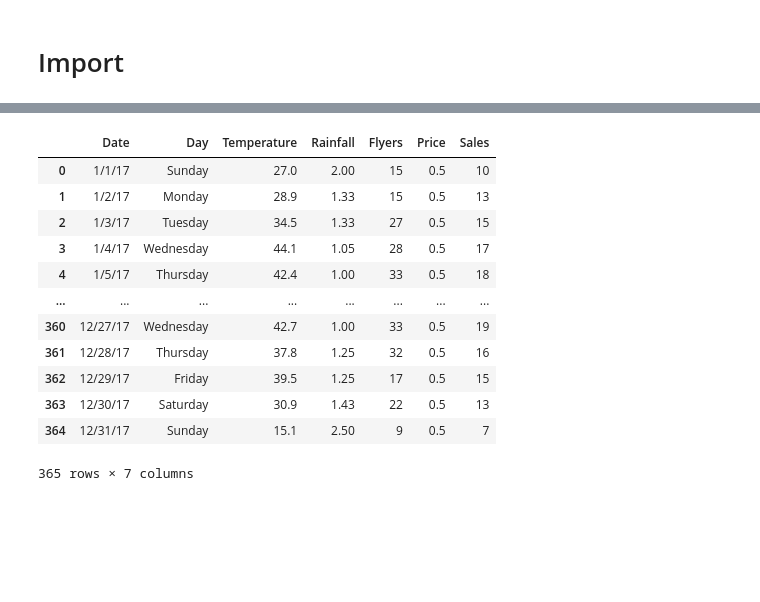
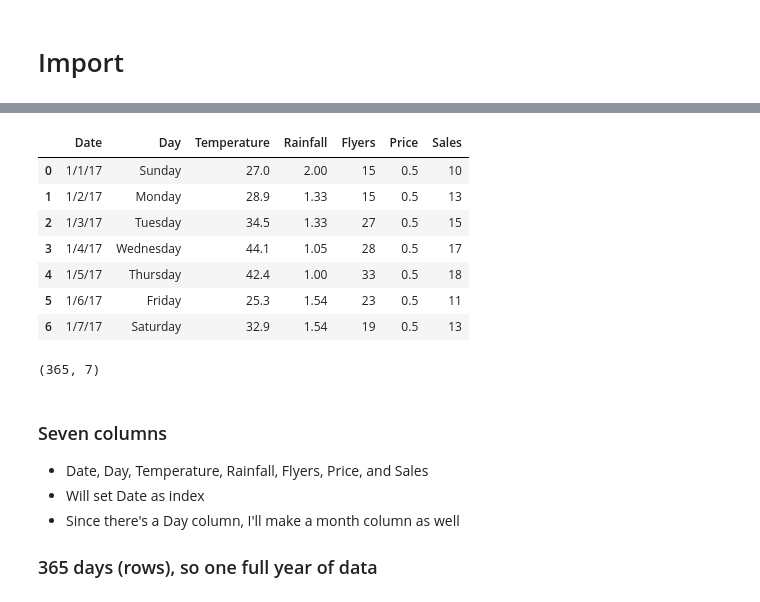
Before and after one commit to BraedenWright/anomaly-detection-exercises, a Jupyter notebook: anomaly_detection_exercises.ipynb, the cells around one changed output, grey strips where cells are left out. Saved outputs shown, nothing was run; the diff lists cells and outputs as text; code cells hidden in the pictures; blank space fills up the shorter version.

```diff
--- a/anomaly_detection_exercises.ipynb
+++ b/anomaly_detection_exercises.ipynb
@@ -12,16 +36,24 @@ from datetime import datetime
 # %%
-pd.read_csv('lemonade.csv')
+df = pd.read_csv('lemonade.csv')
+df.head(7)
 # %% [output]
 |  | Date | Day | Temperature | Rainfall | Flyers | Price | Sales |
 | 0 | 1/1/17 | Sunday | 27.0 | 2.00 | 15 | 0.5 | 10 |
 | 1 | 1/2/17 | Monday | 28.9 | 1.33 | 15 | 0.5 | 13 |
 | 2 | 1/3/17 | Tuesday | 34.5 | 1.33 | 27 | 0.5 | 15 |
 | 3 | 1/4/17 | Wednesday | 44.1 | 1.05 | 28 | 0.5 | 17 |
 | 4 | 1/5/17 | Thursday | 42.4 | 1.00 | 33 | 0.5 | 18 |
-| ... | ... | ... | ... | ... | ... | ... | ... |
-| 360 | 12/27/17 | Wednesday | 42.7 | 1.00 | 33 | 0.5 | 19 |
-| 361 | 12/28/17 | Thursday | 37.8 | 1.25 | 32 | 0.5 | 16 |
-| 362 | 12/29/17 | Friday | 39.5 | 1.25 | 17 | 0.5 | 15 |
-| 363 | 12/30/17 | Saturday | 30.9 | 1.43 | 22 | 0.5 | 13 |
-| 364 | 12/31/17 | Sunday | 15.1 | 2.50 | 9 | 0.5 | 7 |
+| 5 | 1/6/17 | Friday | 25.3 | 1.54 | 23 | 0.5 | 11 |
+| 6 | 1/7/17 | Saturday | 32.9 | 1.54 | 19 | 0.5 | 13 |
-365 rows × 7 columns
+# %%
+# determine size of data
+df.shape
+# %% [output]
+(365, 7)
+# %% [markdown]
+### Seven columns
+- Date, Day, Temperature, Rainfall, Flyers, Price, and Sales
+- Will set Date as index
+- Since there's a Day column, I'll make a month column as well
+
+### 365 days (rows), so one full year of data
```
Also changed, not shown: parts of 22 cells of this notebook, 1 other file.
